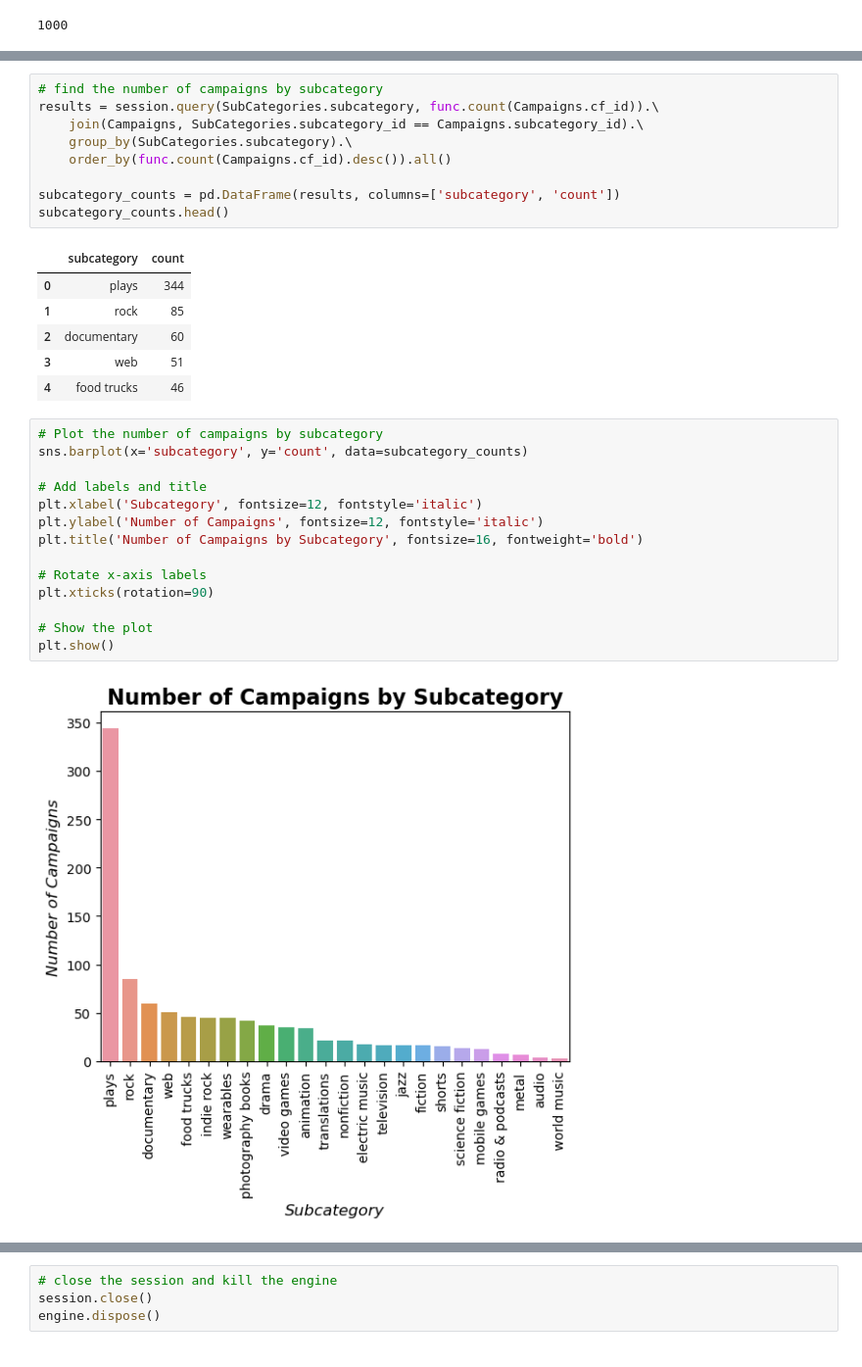
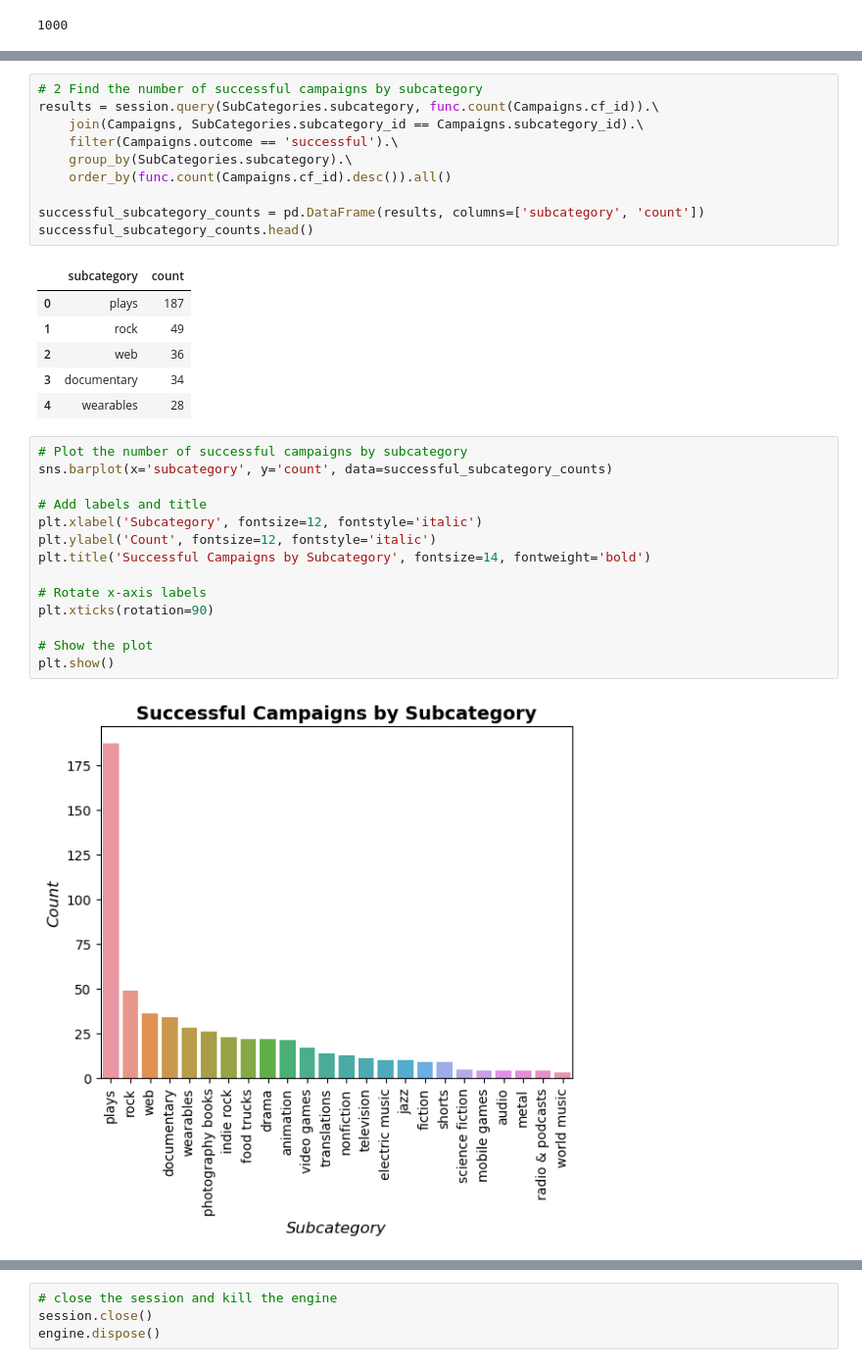
Before and after one commit to wrp94/project-2-group-20, a Jupyter notebook: query/queries.ipynb, the cells around one changed output, grey strips where cells are left out. Shown at 98% size. Saved outputs shown, nothing was run; the diff lists cells and outputs as text.

```diff
--- a/query/queries.ipynb
+++ b/query/queries.ipynb
@@ -134,33 +135,34 @@ plt.show()
 # %%
-# find the number of campaigns by subcategory
+# 2 Find the number of successful campaigns by subcategory
 results = session.query(SubCategories.subcategory, func.count(Campaigns.cf_id)).\
     join(Campaigns, SubCategories.subcategory_id == Campaigns.subcategory_id).\
+    filter(Campaigns.outcome == 'successful').\
     group_by(SubCategories.subcategory).\
     order_by(func.count(Campaigns.cf_id).desc()).all()
 
-subcategory_counts = pd.DataFrame(results, columns=['subcategory', 'count'])
-subcategory_counts.head()
+successful_subcategory_counts = pd.DataFrame(results, columns=['subcategory', 'count'])
+successful_subcategory_counts.head()
 # %% [output]
 |  | subcategory | count |
-| 0 | plays | 344 |
-| 1 | rock | 85 |
-| 2 | documentary | 60 |
-| 3 | web | 51 |
-| 4 | food trucks | 46 |
+| 0 | plays | 187 |
+| 1 | rock | 49 |
+| 2 | web | 36 |
+| 3 | documentary | 34 |
+| 4 | wearables | 28 |
 # %%
-# Plot the number of campaigns by subcategory
-sns.barplot(x='subcategory', y='count', data=subcategory_counts)
+# Plot the number of successful campaigns by subcategory
+sns.barplot(x='subcategory', y='count', data=successful_subcategory_counts)
 
 # Add labels and title
 plt.xlabel('Subcategory', fontsize=12, fontstyle='italic')
-plt.ylabel('Number of Campaigns', fontsize=12, fontstyle='italic')
-plt.title('Number of Campaigns by Subcategory', fontsize=16, fontweight='bold')
+plt.ylabel('Count', fontsize=12, fontstyle='italic')
+plt.title('Successful Campaigns by Subcategory', fontsize=14, fontweight='bold')
 
 # Rotate x-axis labels
 plt.xticks(rotation=90)
 
 # Show the plot
 plt.show()
 # %% [output]
-[figure, old version]
+[figure, new version]
 # %%
```
Also changed, not shown: parts of 11 cells of this notebook, 3 other files.
